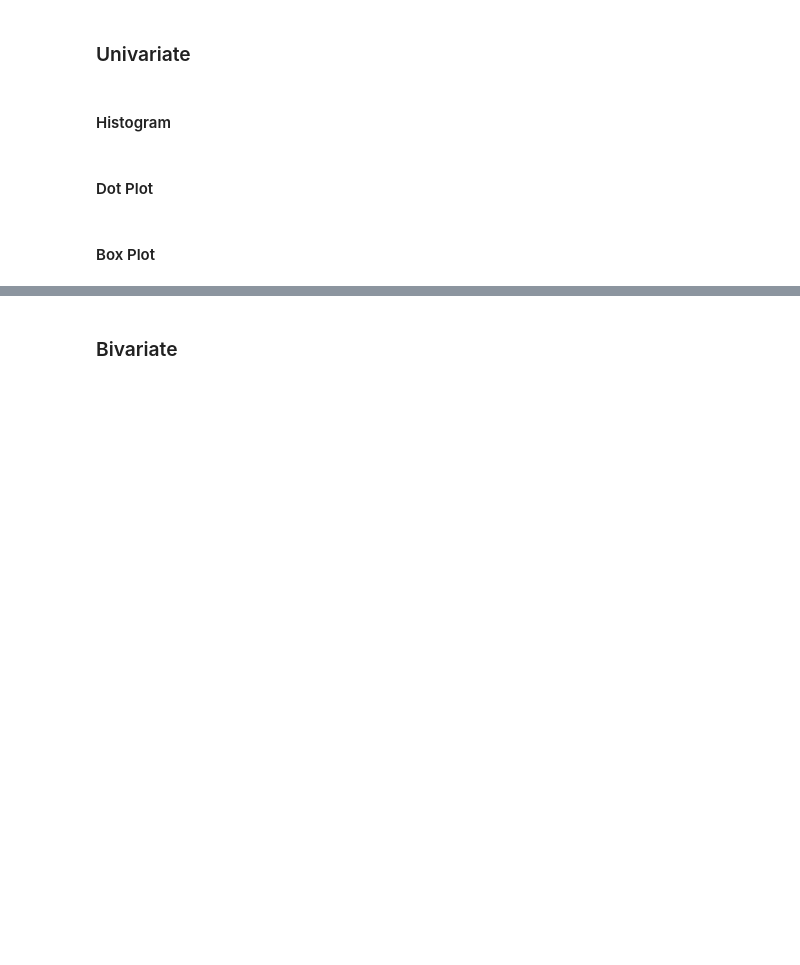
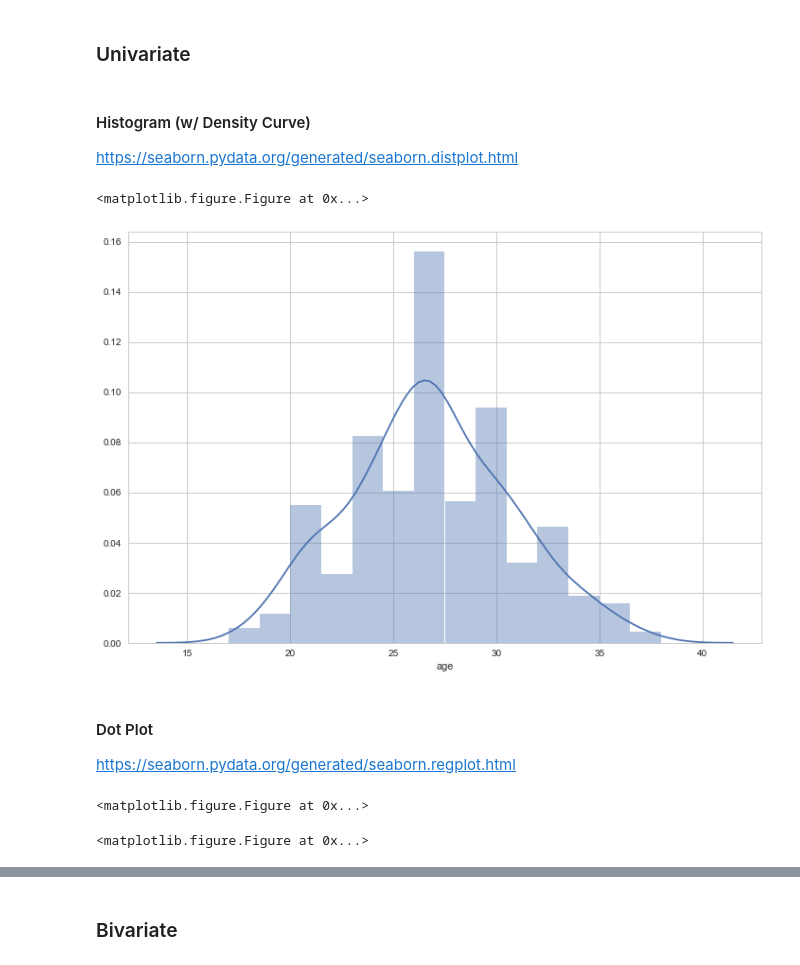
Before and after one commit to basilvetas/seaborn-visualizations, a Jupyter notebook: Data-Visualizations-Python.ipynb, the cells around one changed output, grey strips where cells are left out. Cells and saved outputs as stored; diff of their text form; code cells hidden in the pictures; blank space fills up the shorter version.

```diff
--- a/Data-Visualizations-Python.ipynb
+++ b/Data-Visualizations-Python.ipynb
@@ -182,9 +161,23 @@ df.region = df.region.fillna(0) # fill in our single missing values as 0
 ## Continuous Data
 # %% [markdown]
 ### Univariate
-# %% [markdown]
-#### Histogram
-# %% [markdown]
-#### Dot Plot
-# %% [markdown]
-#### Box Plot
+# %% [markdown]
+#### Histogram (w/ Density Curve)
+https://seaborn.pydata.org/generated/seaborn.distplot.html
+# %%
+# Set figure size
+plt.figure(figsize=(12,8))
+
+ax = sns.distplot(df.age) # set kde=False to remove density curve
+# %% [output]
+<matplotlib.figure.Figure at 0x...>
+[figure, added]
+# %% [markdown]
+#### Dot Plot
+https://seaborn.pydata.org/generated/seaborn.regplot.html
+# %%
+# Set figure size
+plt.figure(figsize=(12,8))
+# %% [output]
+<matplotlib.figure.Figure at 0x...>
+<matplotlib.figure.Figure at 0x...>
```
Also changed, not shown: parts of 13 cells of this notebook.
